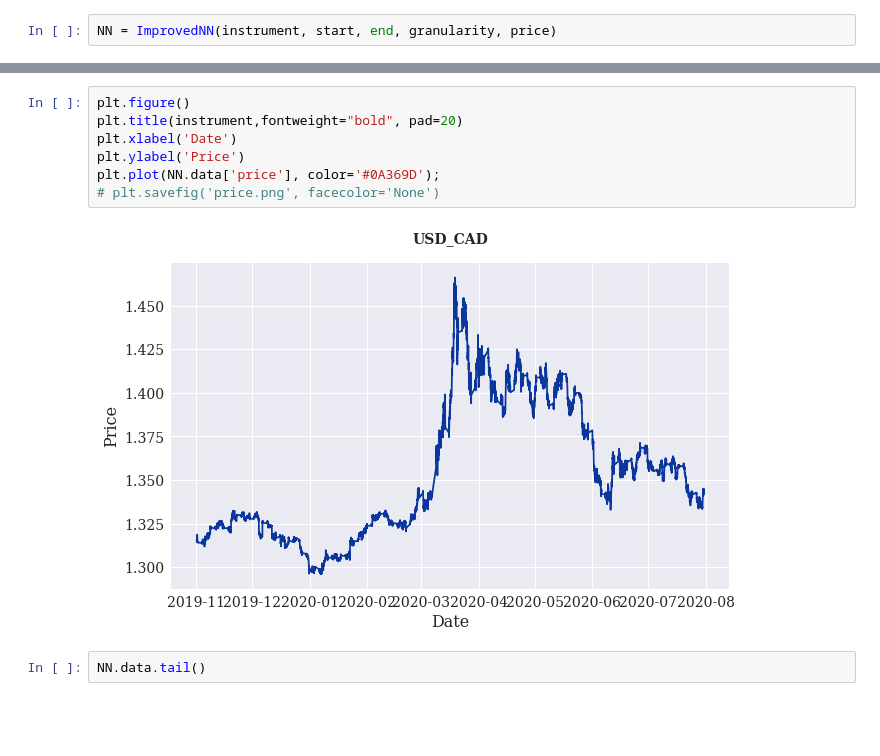
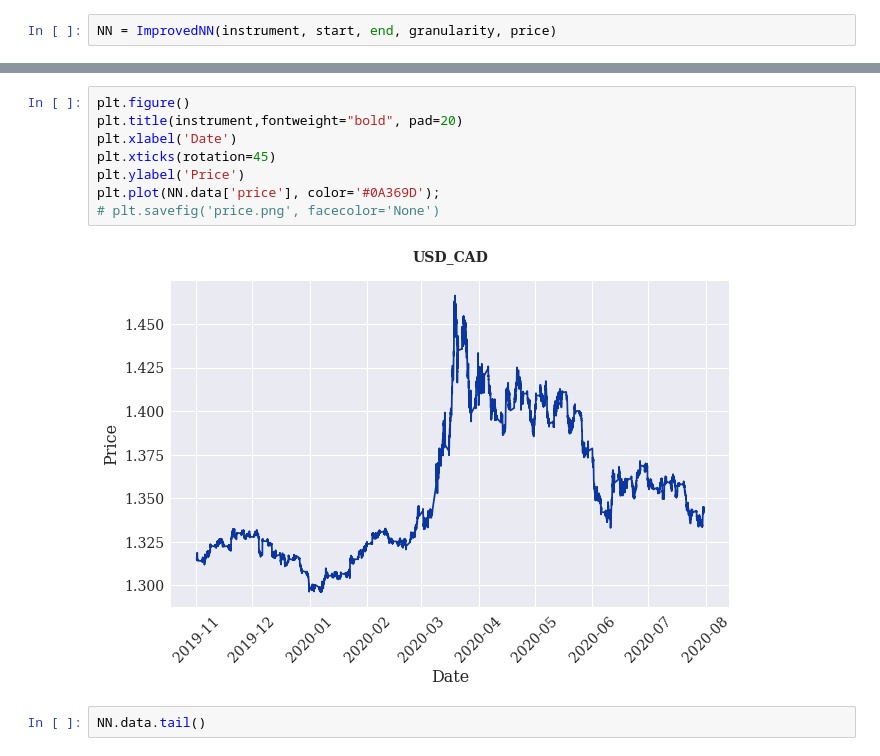
Before and after one commit to mateomarks/Algorithmic-Trading, a Jupyter notebook: 04 Improved NN Strategy.ipynb, the cells around one changed output, grey strips where cells are left out. Saved outputs shown, nothing was run; the diff lists cells and outputs as text; blank space fills up the shorter version.

Commit message:
Readme and Graph format corrections

```diff
--- a/04 Improved NN Strategy.ipynb
+++ b/04 Improved NN Strategy.ipynb
@@ -198,12 +201,13 @@ memory usage: 866.6 KB
 # %%
 plt.figure()
 plt.title(instrument,fontweight="bold", pad=20)
 plt.xlabel('Date')
+plt.xticks(rotation=45)
 plt.ylabel('Price')
 plt.plot(NN.data['price'], color='#0A369D');
 # plt.savefig('price.png', facecolor='None')
 # %% [output]
-[figure, old version]
+[figure, new version]
 # %%
 NN.data.tail()
 # %% [output]
```
Also changed, not shown: parts of 25 cells of this notebook, 1 other file.
